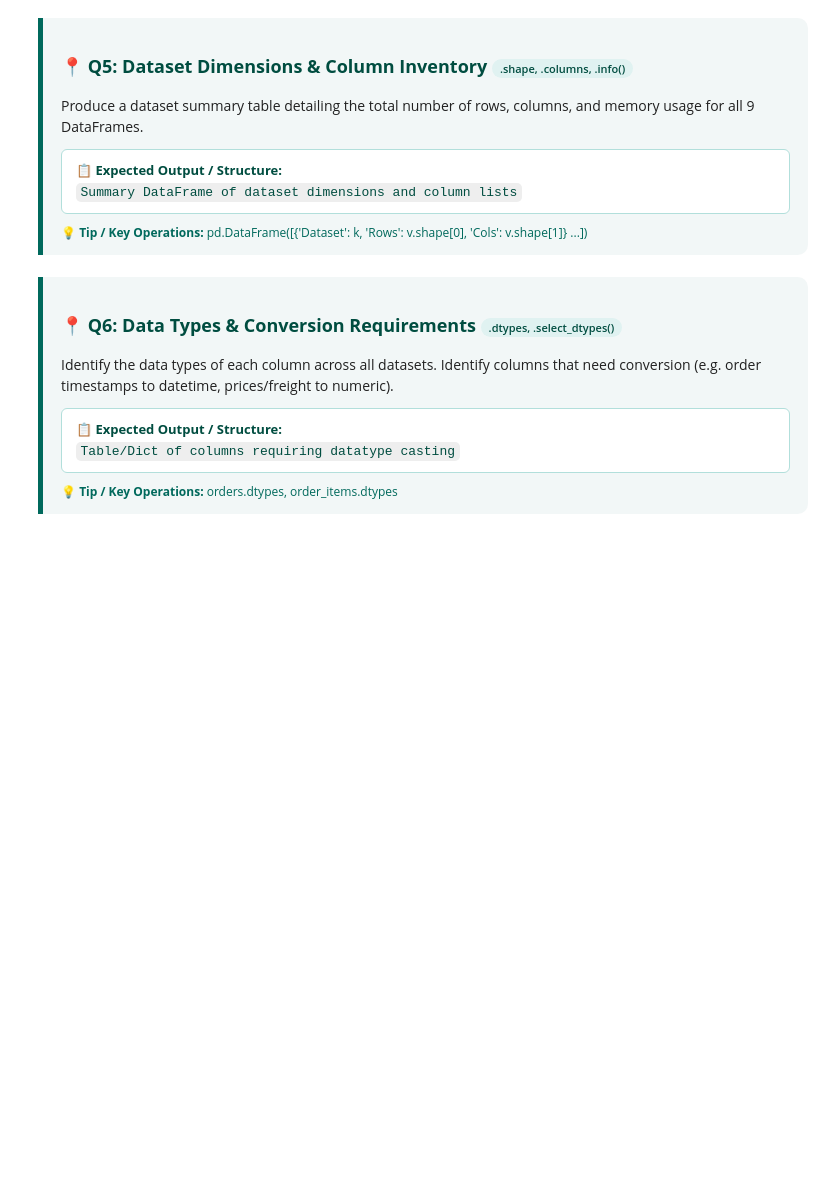
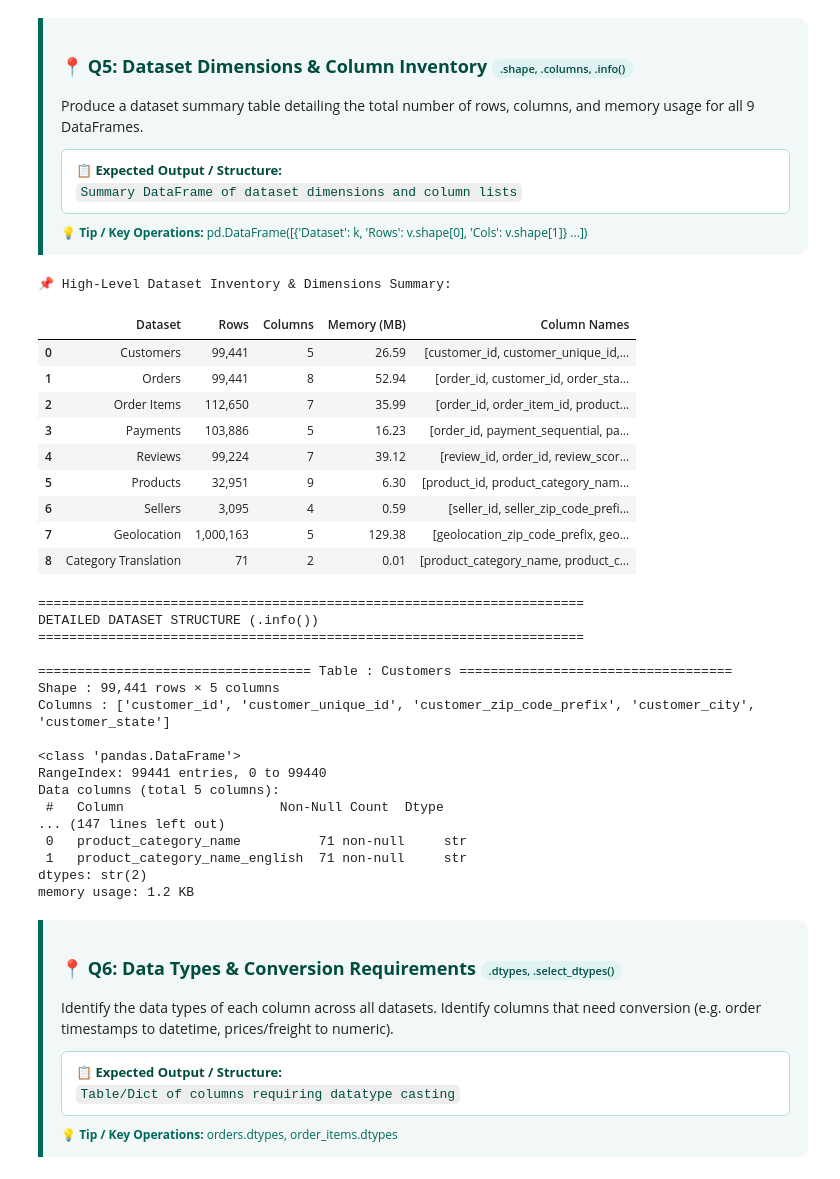
Before and after one commit to DebarghyaAich/Machine_Learning_Basics, a Jupyter notebook: Python_Libraries_Tutorial/E-Commerce Feature Extraction.ipynb, the cells around one changed output. Cells and saved outputs as stored; diff of their text form; code cells hidden in the pictures; blank space fills up the shorter version.

Commit message:
feat(q5): execute Q5 dataset structure analysis and persist outputs

```diff
--- a/Python_Libraries_Tutorial/E-Commerce Feature Extraction.ipynb
+++ b/Python_Libraries_Tutorial/E-Commerce Feature Extraction.ipynb
@@ -238,10 +311,62 @@ for name, df in dfs.items():
     💡 <b>Tip / Key Operations:</b> pd.DataFrame([{'Dataset': k, 'Rows': v.shape[0], 'Cols': v.shape[1]} ...])
   </div>
 </div>
-# %%
-# Q5: Identify the structure of every dataset
-for name,df in df.items():
-    shape= df.shape
+# %%
+from IPython.display import display
+
+# Q5: Identify the structure of every dataset
+# Part 1: High-Level Inventory Table
+summary_df = pd.DataFrame([
+    {
+        'Dataset': name,
+        'Rows': f"{df.shape[0]:,}",
+        'Columns': df.shape[1],
+        'Memory (MB)': f"{df.memory_usage(deep=True).sum() / (1024**2):.2f}",
+        'Column Names': list(df.columns)
+    }
+    for name, df in dfs.items()
+])
+print("📌 High-Level Dataset Inventory & Dimensions Summary:")
+display(summary_df)
+
+# Part 2: Detailed Structure & Non-Null Counts for Every Table
+print("\n" + "="*70)
+print("DETAILED DATASET STRUCTURE (.info())")
+print("="*70)
+for name, df in dfs.items():
+    print(f"\n{'='*35} Table : {name} {'='*35}")
+    print(f"Shape   : {df.shape[0]:,} rows × {df.shape[1]} columns")
+    print(f"Columns : {list(df.columns)}\n")
+    df.info()
+# %% [output]
+📌 High-Level Dataset Inventory & Dimensions Summary:
+|  | Dataset | Rows | Columns | Memory (MB) | Column Names |
+| 0 | Customers | 99,441 | 5 | 26.59 | [customer_id, customer_unique_id,... |
+| 1 | Orders | 99,441 | 8 | 52.94 | [order_id, customer_id, order_sta... |
+| 2 | Order Items | 112,650 | 7 | 35.99 | [order_id, order_item_id, product... |
+| 3 | Payments | 103,886 | 5 | 16.23 | [order_id, payment_sequential, pa... |
+| 4 | Reviews | 99,224 | 7 | 39.12 | [review_id, order_id, review_scor... |
+| 5 | Products | 32,951 | 9 | 6.30 | [product_id, product_category_nam... |
+| 6 | Sellers | 3,095 | 4 | 0.59 | [seller_id, seller_zip_code_prefi... |
+| 7 | Geolocation | 1,000,163 | 5 | 129.38 | [geolocation_zip_code_prefix, geo... |
+| 8 | Category Translation | 71 | 2 | 0.01 | [product_category_name, product_c... |
+======================================================================
+DETAILED DATASET STRUCTURE (.info())
+======================================================================
+
+=================================== Table : Customers ===================================
+Shape : 99,441 rows × 5 columns
+Columns : ['customer_id', 'customer_unique_id', 'customer_zip_code_prefix', 'customer_city', 'customer_state']
+
+<class 'pandas.DataFrame'>
+RangeIndex: 99441 entries, 0 to 99440
+Data columns (total 5 columns):
+ #   Column                    Non-Null Count  Dtype
+... (147 lines left out)
+ 0   product_category_name          71 non-null     str
+ 1   product_category_name_english  71 non-null     str
+dtypes: str(2)
+memory usage: 1.2 KB
 # %% [markdown]
 <div style="border-left: 5px solid #00695c; padding: 12px 18px; background: rgba(0, 105, 92, 0.05); border-radius: 0 10px 10px 0; margin: 22px 0 12px 0;">
   <h3 style="margin: 0; color: #004d40; font-family: 'Segoe UI', -apple-system, sans-serif; font-size: 18px; font-weight: 700; display: flex; align-items: center; gap: 8px;">
```
Also changed, not shown: parts of 2 cells of this notebook, 1 other file.
